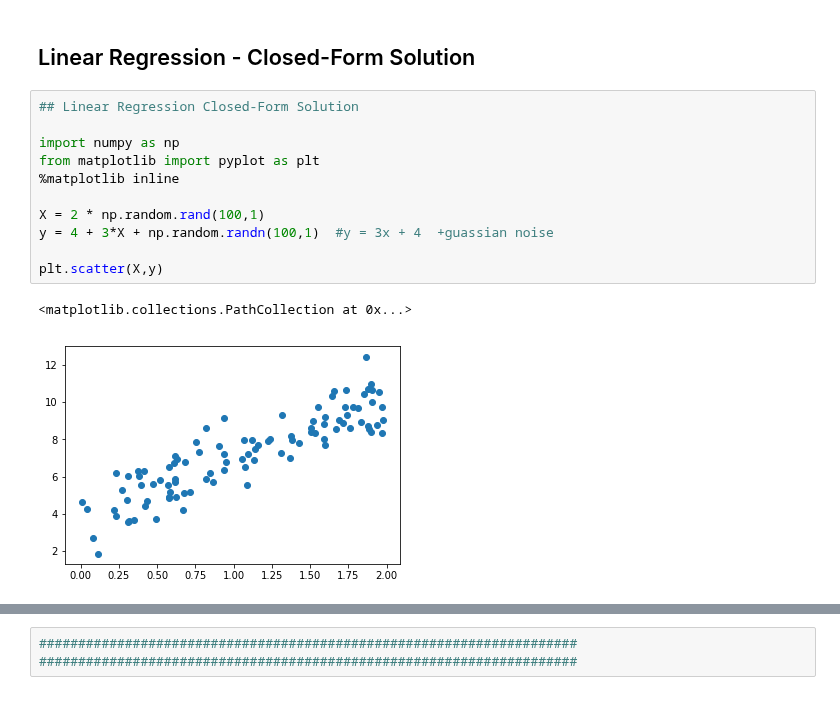
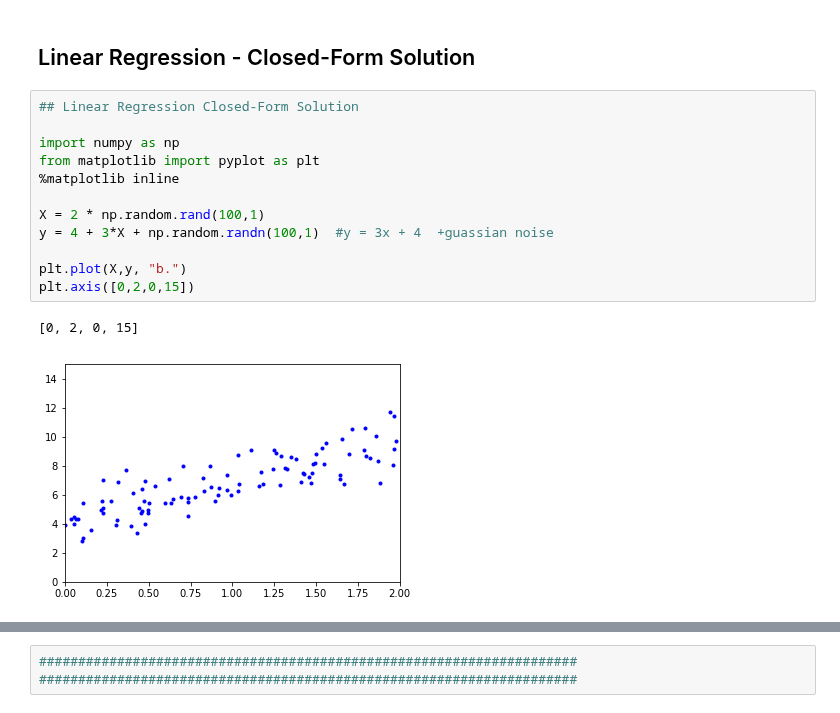
Before and after one commit to richss/cs455-ml-demos, a Jupyter notebook: Ch4-Demos.ipynb, the cells around one changed output, grey strips where cells are left out. Saved outputs shown, nothing was run; the diff lists cells and outputs as text.

```diff
--- a/Ch4-Demos.ipynb
+++ b/Ch4-Demos.ipynb
@@ -5,17 +5,18 @@
 # %%
 ## Linear Regression Closed-Form Solution
 
 import numpy as np
 from matplotlib import pyplot as plt
 %matplotlib inline
 
 X = 2 * np.random.rand(100,1)
 y = 4 + 3*X + np.random.randn(100,1)  #y = 3x + 4  +guassian noise
 
-plt.scatter(X,y)
+plt.plot(X,y, "b.")
+plt.axis([0,2,0,15])
 # %% [output]
-<matplotlib.collections.PathCollection at 0x...>
+[0, 2, 0, 15]
-[figure, old version]
+[figure, new version]
 # %%
 # Prepare X, X_0 (first column) is always a column of value 1 concattenated to the front of X
 X_b = np.c_[np.ones((100,1)), X]
```
Also changed, not shown: parts of 18 cells of this notebook.
